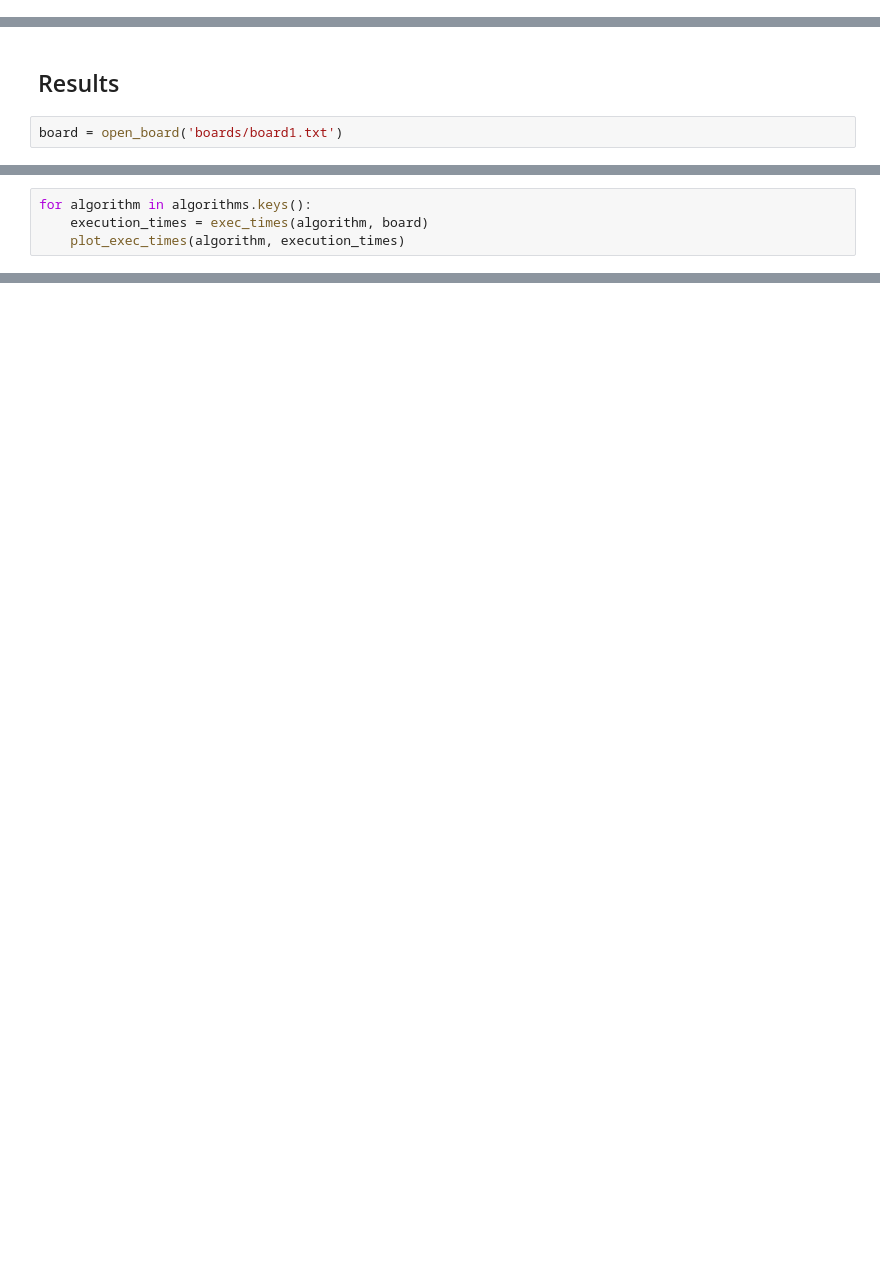
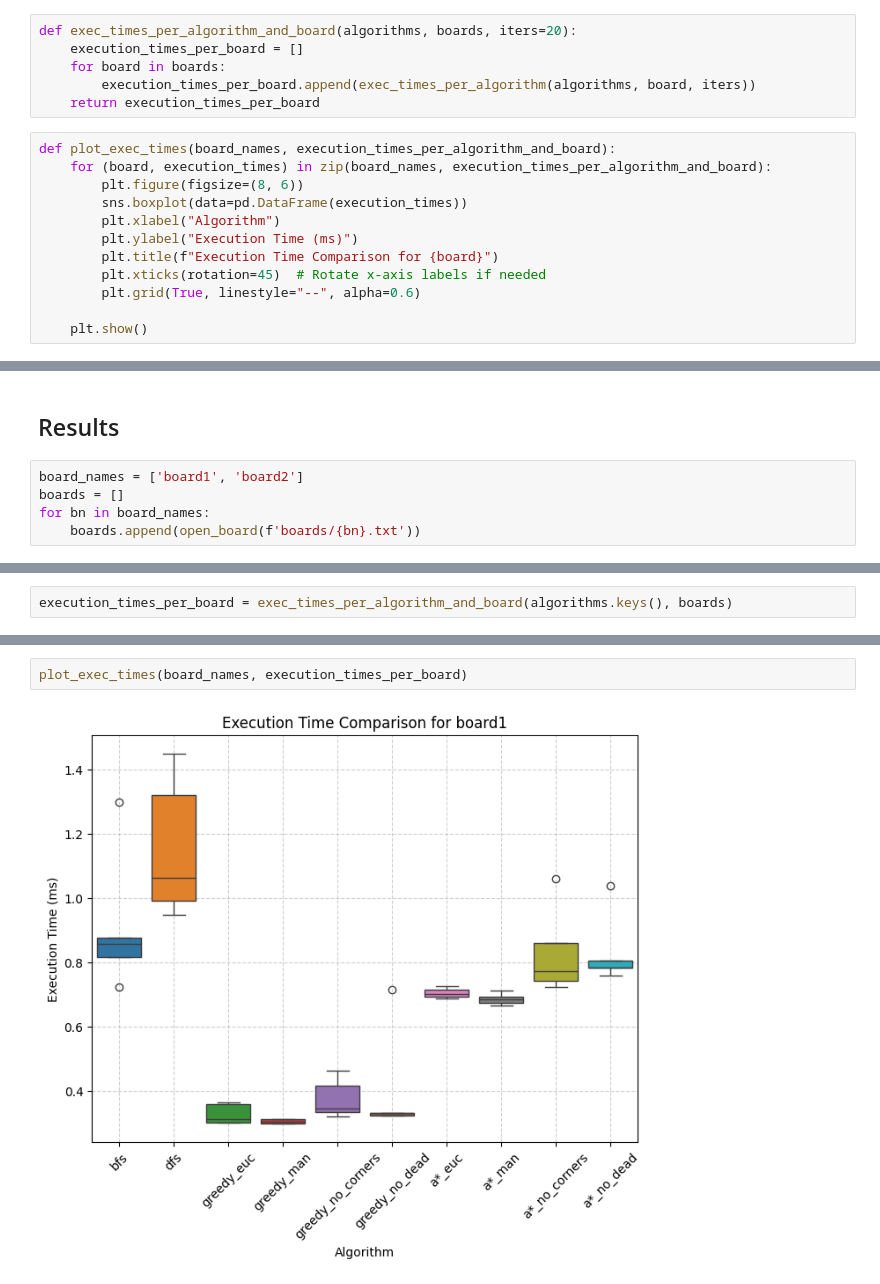
Before and after one commit to berni-245/SIA-TP1, a Jupyter notebook: analysis.ipynb, the cells around one changed output, grey strips where cells are left out. Drawn from its saved outputs; the diff is of its cells as text; blank space fills up the shorter version.

```diff
--- a/analysis.ipynb
+++ b/analysis.ipynb
@@ -29 +35,19 @@ def exec_times(algorithm, board, iters = 20):
+# %%
+def exec_times_per_algorithm_and_board(algorithms, boards, iters=20):
+    execution_times_per_board = []
+    for board in boards:
+        execution_times_per_board.append(exec_times_per_algorithm(algorithms, board, iters))
+    return execution_times_per_board
+# %%
+def plot_exec_times(board_names, execution_times_per_algorithm_and_board):
+    for (board, execution_times) in zip(board_names, execution_times_per_algorithm_and_board):
+        plt.figure(figsize=(8, 6))
+        sns.boxplot(data=pd.DataFrame(execution_times))
+        plt.xlabel("Algorithm")
+        plt.ylabel("Execution Time (ms)")
+        plt.title(f"Execution Time Comparison for {board}")
+        plt.xticks(rotation=45)  # Rotate x-axis labels if needed
+        plt.grid(True, linestyle="--", alpha=0.6)
+
+    plt.show()
 # %%
@@ -63,4 +88,7 @@ def plot_exec_times(algorithm, execution_times):
 # %% [markdown]
 ## Results
 # %%
-board = open_board('boards/board1.txt')
+board_names = ['board1', 'board2']
+boards = []
+for bn in board_names:
+    boards.append(open_board(f'boards/{bn}.txt'))
@@ -70,4 +95,2 @@ board = open_board('boards/board1.txt')
 # %%
-for algorithm in algorithms.keys():
-    execution_times = exec_times(algorithm, board)
-    plot_exec_times(algorithm, execution_times)
+execution_times_per_board = exec_times_per_algorithm_and_board(algorithms.keys(), boards)
@@ -84,0 +97,4 @@ for algorithm in algorithms.keys():
+# %%
+plot_exec_times(board_names, execution_times_per_board)
+# %% [output]
+[figure, added]
```
Also changed, not shown: parts of 12 cells of this notebook.
